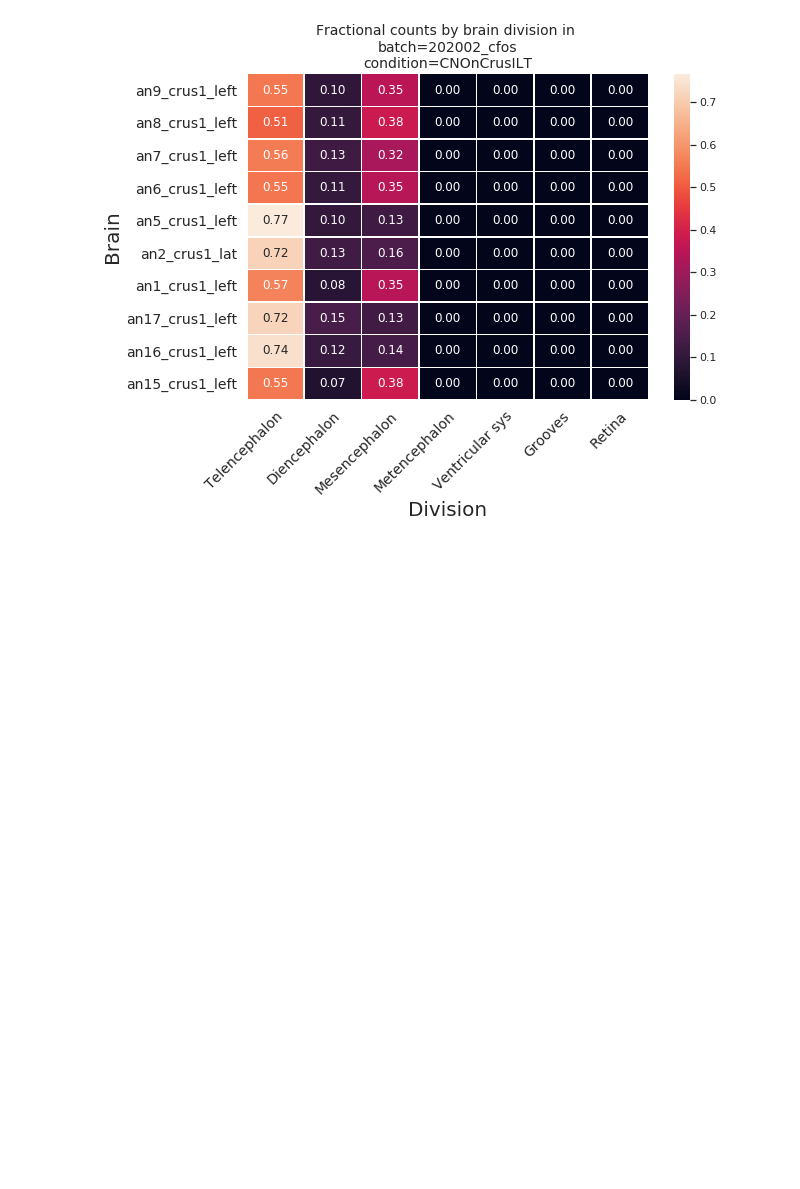
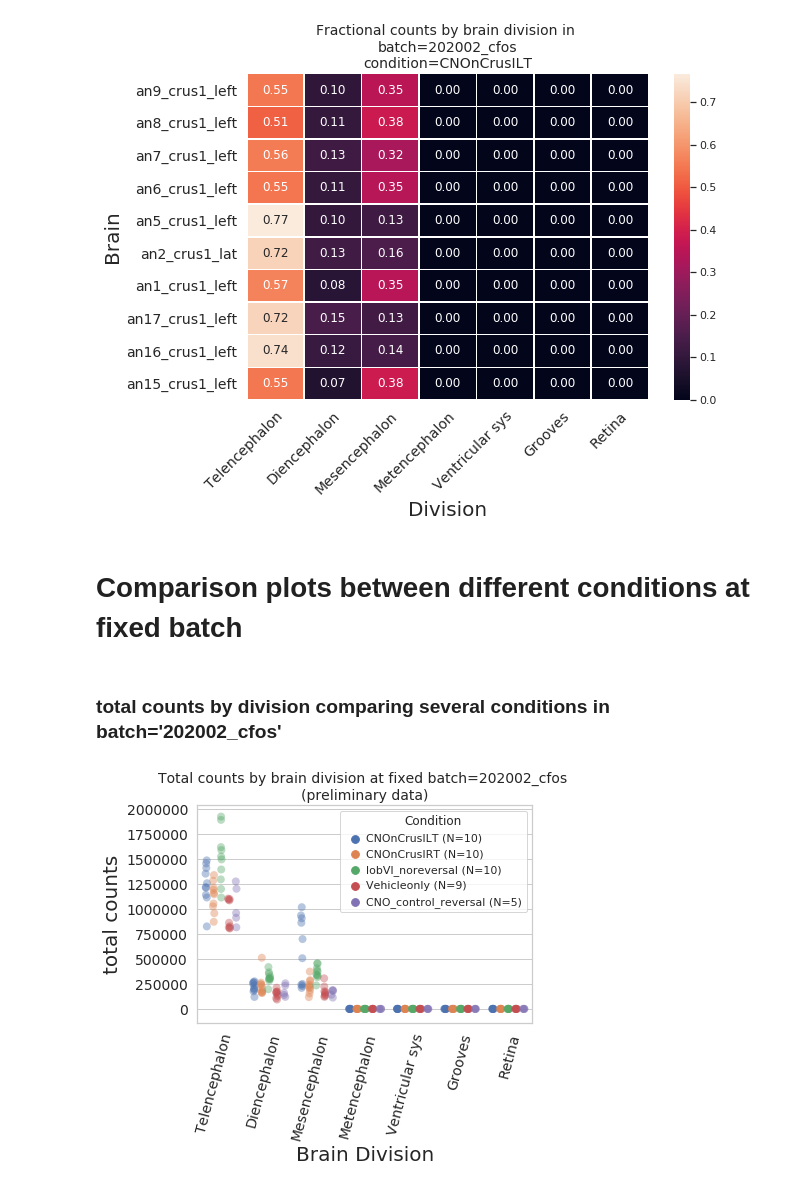
Before and after one commit to PrincetonUniversity/lightsheet_helper_scripts, a Jupyter notebook: projects/combine_cfos_batches/notebooks/cfos_batch_combination_v2.ipynb, the cells around one changed output. Cells and saved outputs as stored; diff of their text form; code cells hidden in the pictures; blank space fills up the shorter version.

```diff
--- a/projects/combine_cfos_batches/notebooks/cfos_batch_combination_v2.ipynb
+++ b/projects/combine_cfos_batches/notebooks/cfos_batch_combination_v2.ipynb
@@ -577,0 +757,13 @@ def make_stripplot_fixed_batch(batch,condition_list,count_type='frac',savename=N
+# %% [markdown]
+# Comparison plots between different conditions at fixed batch
+# %% [markdown]
+### total counts by division comparing several conditions in batch='202002_cfos'
+# %%
+# circles are individual brains
+
+cdf = make_stripplot_fixed_batch(batch="202002_cfos",
+                           condition_list=["CNOnCrusILT","CNOnCrusIRT","lobVI_noreversal","Vehicleonly",
+                                          "CNO_control_reversal"],
+                           count_type='total')
+# %% [output]
+[figure, added]
```
Also changed, not shown: parts of 19 cells of this notebook.
